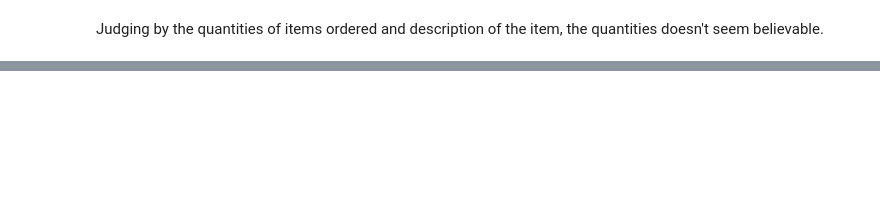
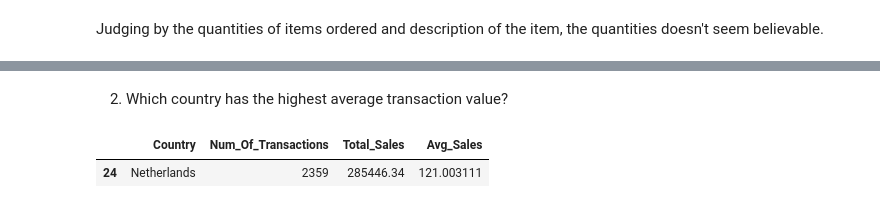
Before and after one commit to VishnuCodes96/Rebounce-Applied-AI-and-Analytics-Codes, a Jupyter notebook: python_301.ipynb, the cells around one changed output, grey strips where cells are left out. Saved outputs shown, nothing was run; the diff lists cells and outputs as text; code cells hidden in the pictures; blank space fills up the shorter version.

```diff
--- a/python_301.ipynb
+++ b/python_301.ipynb
@@ -241,0 +283,7 @@ Judging by the quantities of items ordered and description of the item, the quan
+# %% [markdown]
+2. Which country has the highest average transaction value?
+# %%
+summary_by_country.sort_values('Avg_Sales',ascending=False).head(1)
+# %% [output]
+|  | Country | Num_Of_Transactions | Total_Sales | Avg_Sales |
+| 24 | Netherlands | 2359 | 285446.34 | 121.003111 |
```
Also changed, not shown: parts of 8 cells of this notebook.
